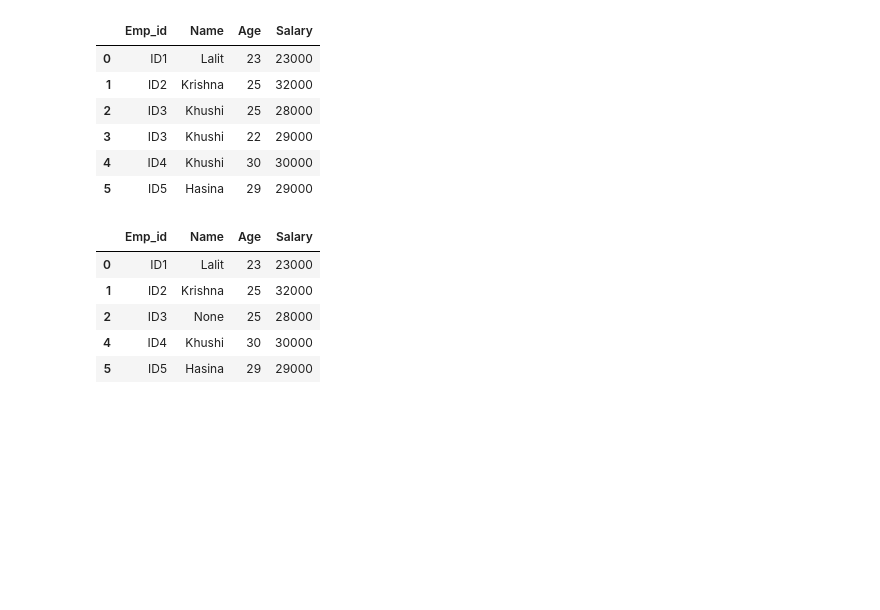
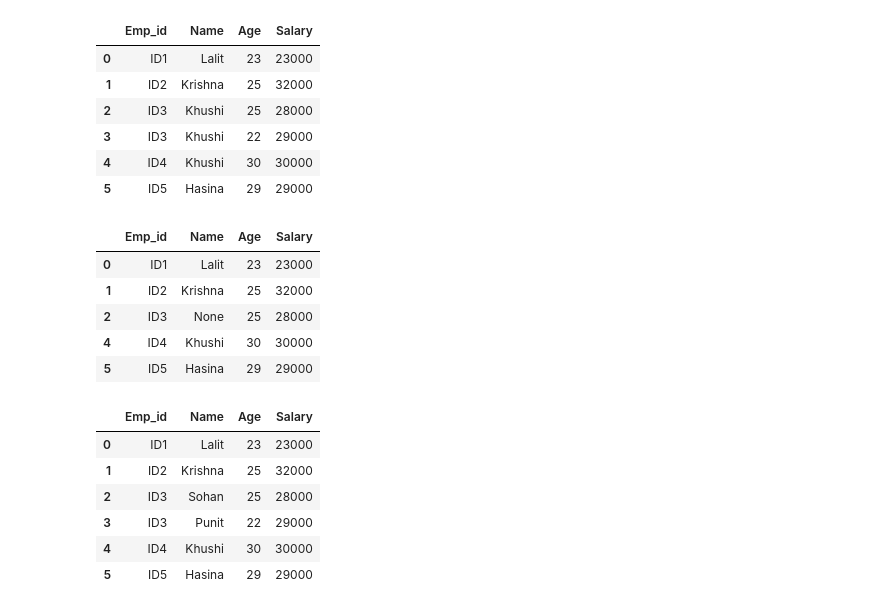
Before and after one commit to Jatingpt/Pandas, a Jupyter notebook: Pandas.ipynb, the cells around one changed output. Drawn from its saved outputs; the diff is of its cells as text; code cells hidden in the pictures; blank space fills up the shorter version.

```diff
--- a/Pandas.ipynb
+++ b/Pandas.ipynb
@@ -399,3 +399,20 @@ new_df
 | 2 | ID3 | None | 25 | 28000 |
 | 4 | ID4 | Khushi | 30 | 30000 |
 | 5 | ID5 | Hasina | 29 | 29000 |
+# %%
+#Column transformation.
+data = {"Emp_id": ["ID1", "ID2", "ID3", "ID3", "ID4", "ID5"],
+        "Name": ["Lalit", "Krishna", "Sohan", "Punit", "Khushi", "Hasina"],
+        "Age": [23, 25, 25, 22, 30, 29],
+        "Salary": [23000, 32000, 28000, 29000, 30000, 29000]}
+
+df = pd.DataFrame(data)
+df
+# %% [output]
+|  | Emp_id | Name | Age | Salary |
+| 0 | ID1 | Lalit | 23 | 23000 |
+| 1 | ID2 | Krishna | 25 | 32000 |
+| 2 | ID3 | Sohan | 25 | 28000 |
+| 3 | ID3 | Punit | 22 | 29000 |
+| 4 | ID4 | Khushi | 30 | 30000 |
+| 5 | ID5 | Hasina | 29 | 29000 |
```
Also changed, not shown: parts of 1 cell of this notebook.
